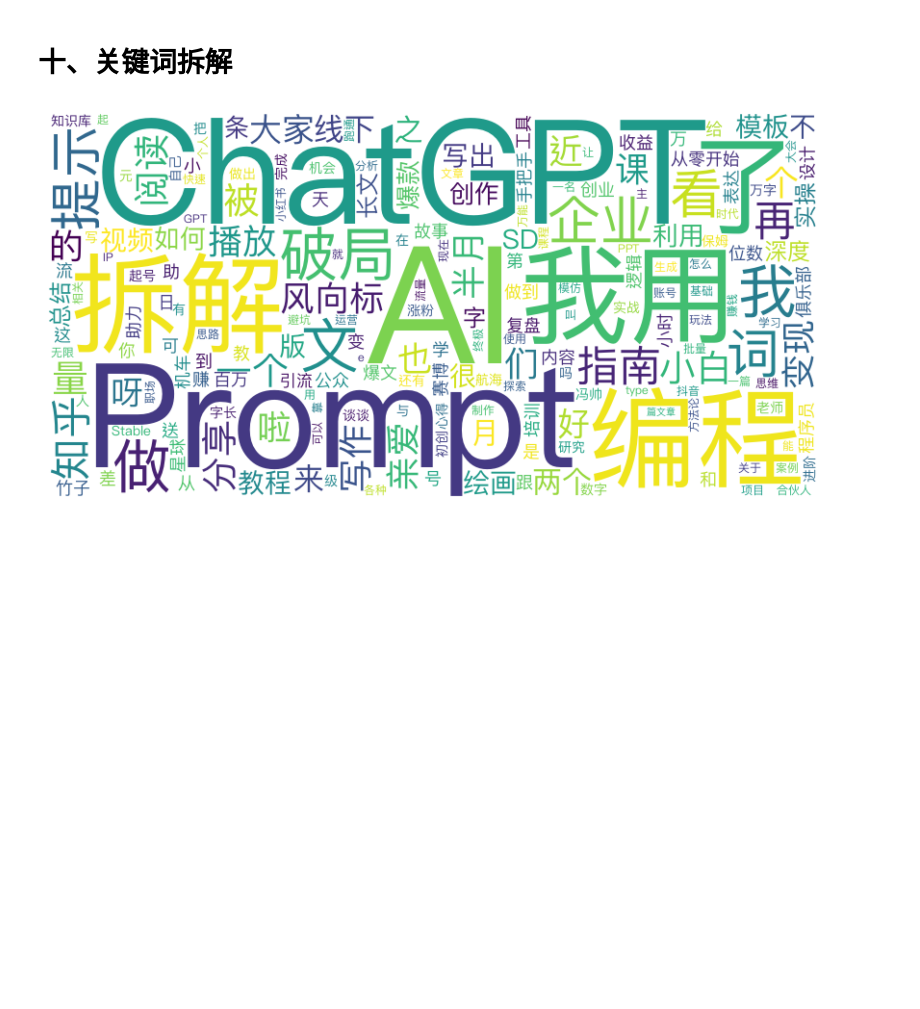
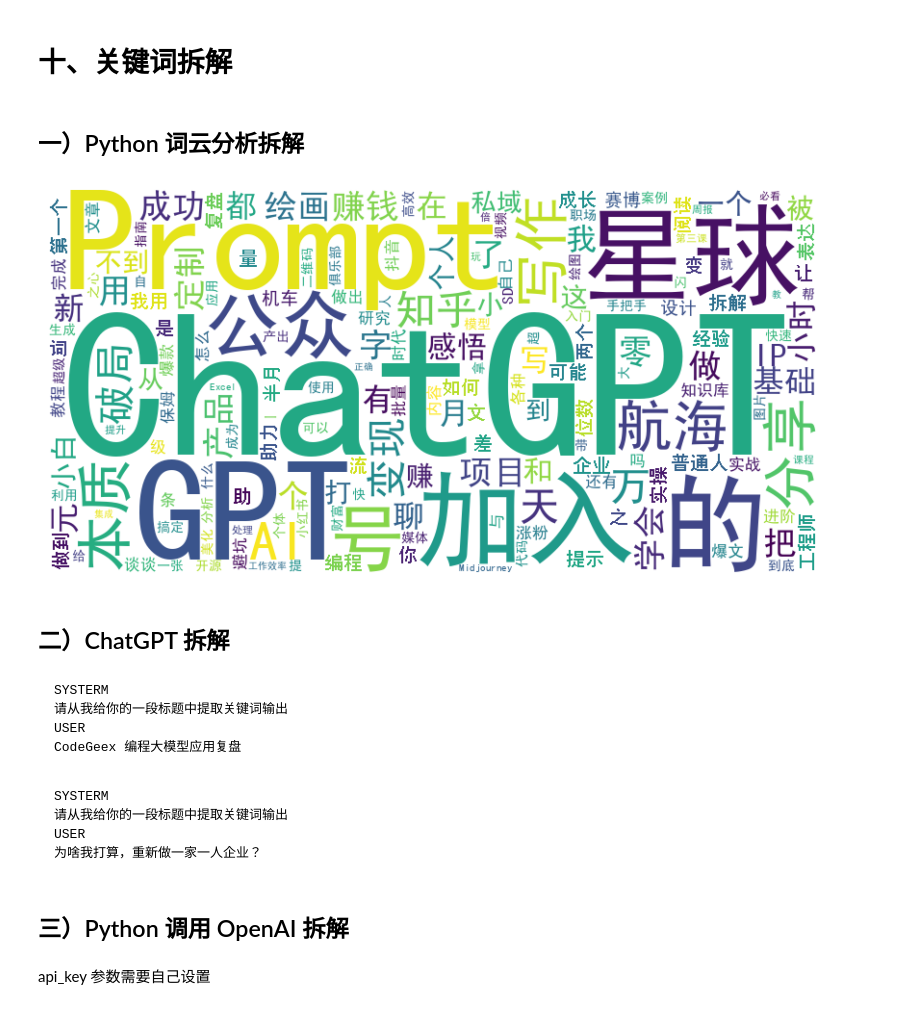
Before and after one commit to muchuang1024/python-examples, a Jupyter notebook: zsxq/aipoju.ipynb, the cells around one changed output. Saved outputs shown, nothing was run; the diff lists cells and outputs as text; code cells hidden in the pictures; blank space fills up the shorter version.

````diff
--- a/zsxq/aipoju.ipynb
+++ b/zsxq/aipoju.ipynb
@@ -11,6 +8,0 @@ pip3 install -r requirements.txt
-# %%
-import matplotlib.pyplot as plt
-# 设置中文字体，解决 plt 绘图中文不显示问题
-plt.rcParams['font.sans-serif'] = 'Arial Unicode MS'
-# 用于正常显示负号
-plt.rcParams['axes.unicode_minus'] = False
@@ -127,3 +203,7 @@ with open("topics.json", "w") as outfile:
+# %%
+# 读取JSON文件
+with open('topics.json', 'r') as file:
+    topics = json.load(file)
 # %% [markdown]
 # 四、数据预处理
 # %%
@@ -143,20 +223,22 @@ for item in topics:
         acticle_url = ""
     else:
         title = item["talk"]["article"]["title"]
-        html_content = requests.get(item["talk"]["article"]["inline_article_url"]).content
+        #html_content = requests.get(item["talk"]["article"]["inline_article_url"]).content
+        html_content = ""
         acticle_url = item["talk"]["article"]["inline_article_url"]
-    tmpArr.append(
-        {
-            "title": title,
-            "owner": item["talk"]["owner"]["name"],
-            "location": item["talk"]["owner"]["location"],
-            "create_time": item["create_time"],
-            "readers_count": item["readers_count"],
-            "likes_count": item["likes_count"],
-            "article_url": acticle_url,
-            "hour": datetime.strptime(item["create_time"], "%Y-%m-%dT%H:%M:%S.%f%z").hour
-        }
-    )
+        tmpArr.append(
+          {
+              "title": title,
+              "owner": item["talk"]["owner"]["name"],
+              "location": item["talk"]["owner"]["location"],
+              "create_time": item["create_time"],
+              "readers_count": item["readers_count"],
+              "likes_count": item["likes_count"],
+              "article_url": acticle_url,
+              "acticle_content": html_content,
+              "hour": datetime.strptime(item["create_time"], "%Y-%m-%dT%H:%M:%S.%f%z").hour
+          }
+        )
 df = pd.DataFrame(tmpArr)
 df.to_csv("topics.csv")
 df.head()
@@ -391,34 +482,60 @@ top_10[['title', 'owner', 'likes_count', 'article_url']]
 # %% [markdown]
 # 十、关键词拆解
+# %% [markdown]
+## 一）Python 词云分析拆解
 # %%
 import jieba
 from collections import Counter
 from wordcloud import WordCloud
 import matplotlib.pyplot as plt
 
 # 准备文本数据
 words = []
 for index, row in df.iterrows():
     title = row.title[:24]
     keywords = jieba.cut(title)
     # print(title, " ".join(keywords))
     for item in keywords:
         words.append(item)
 # 使用Counter统计元素出现的次数
 element_counts = Counter(words)
 
 # 提取出现次数为2次或更多的元素
 result = [element for element, count in element_counts.items() if count >= 2]
 text = " ".join(result)
 
-# @todo 修改中文字体文件路径，创建词云对象并生成词云图像
-font_path = "../fonts/PingFang.ttc"
+# todo 修改中文字体文件路径，创建词云对象并生成词云图像
+font_path = "/usr/share/fonts/truetype/liberation/simhei.ttf"
 wordcloud = WordCloud(width=800, height=400, background_color='white', font_path=font_path).generate(text)
 
 # 显示词云图像
 plt.figure(figsize=(10, 5))
 plt.imshow(wordcloud, interpolation='bilinear')
 plt.axis('off')  # 隐藏坐标轴
 plt.show()
 # %% [output]
-[figure, old version]
+[figure, new version]
+# %% [markdown]
+## 二）ChatGPT 拆解
+# %% [markdown]
+
+
+```
+SYSTERM
+请从我给你的一段标题中提取关键词输出
+USER
+CodeGeex 编程大模型应用复盘
+```
+# %% [markdown]
+
+
+```
+SYSTERM
+请从我给你的一段标题中提取关键词输出
+USER
+为啥我打算，重新做一家一人企业？
+```
+# %% [markdown]
+## 三）Python 调用 OpenAI 拆解
+# %% [markdown]
+api_key 参数需要自己设置
````
Also changed, not shown: parts of 34 cells of this notebook, 3 other files.
